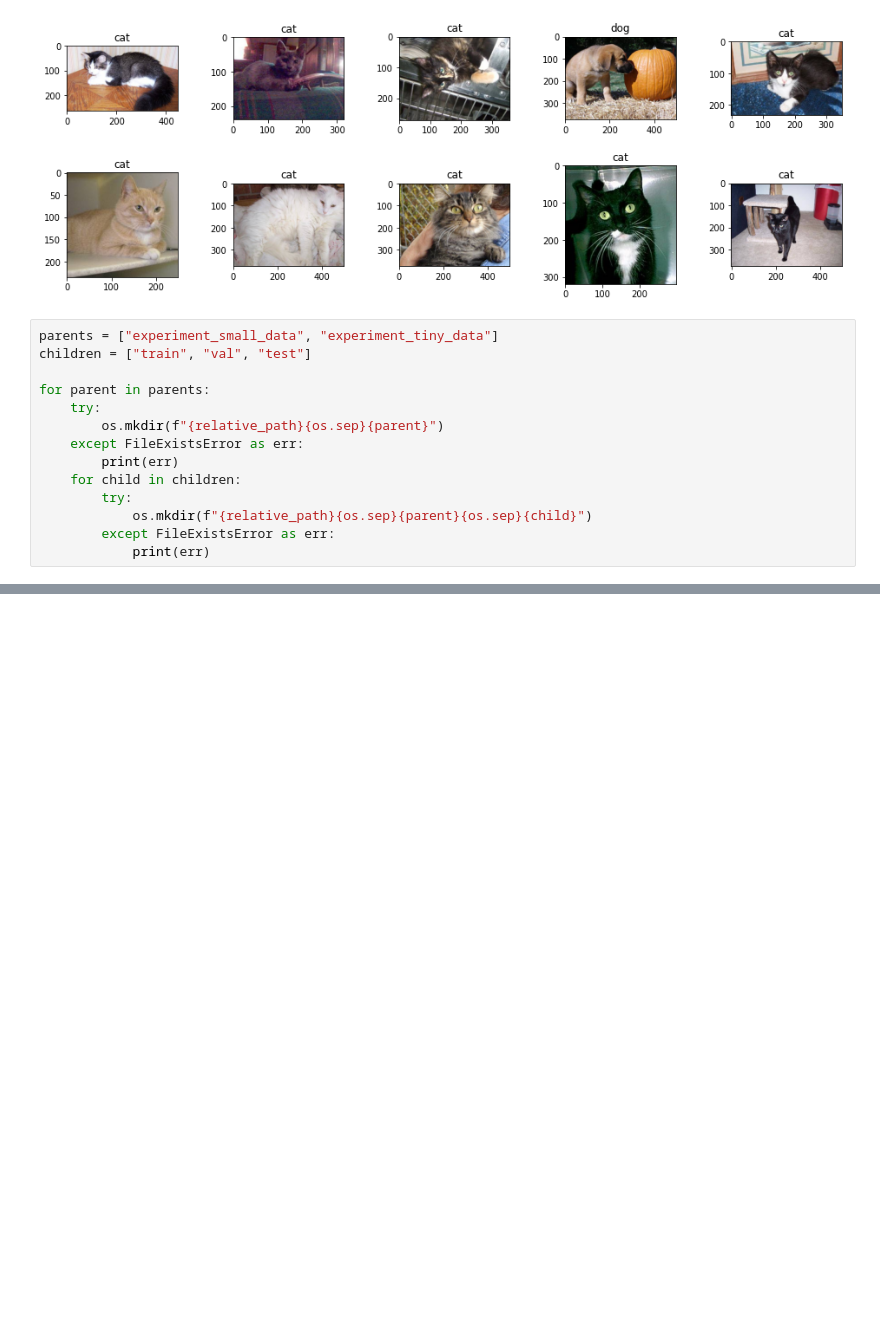
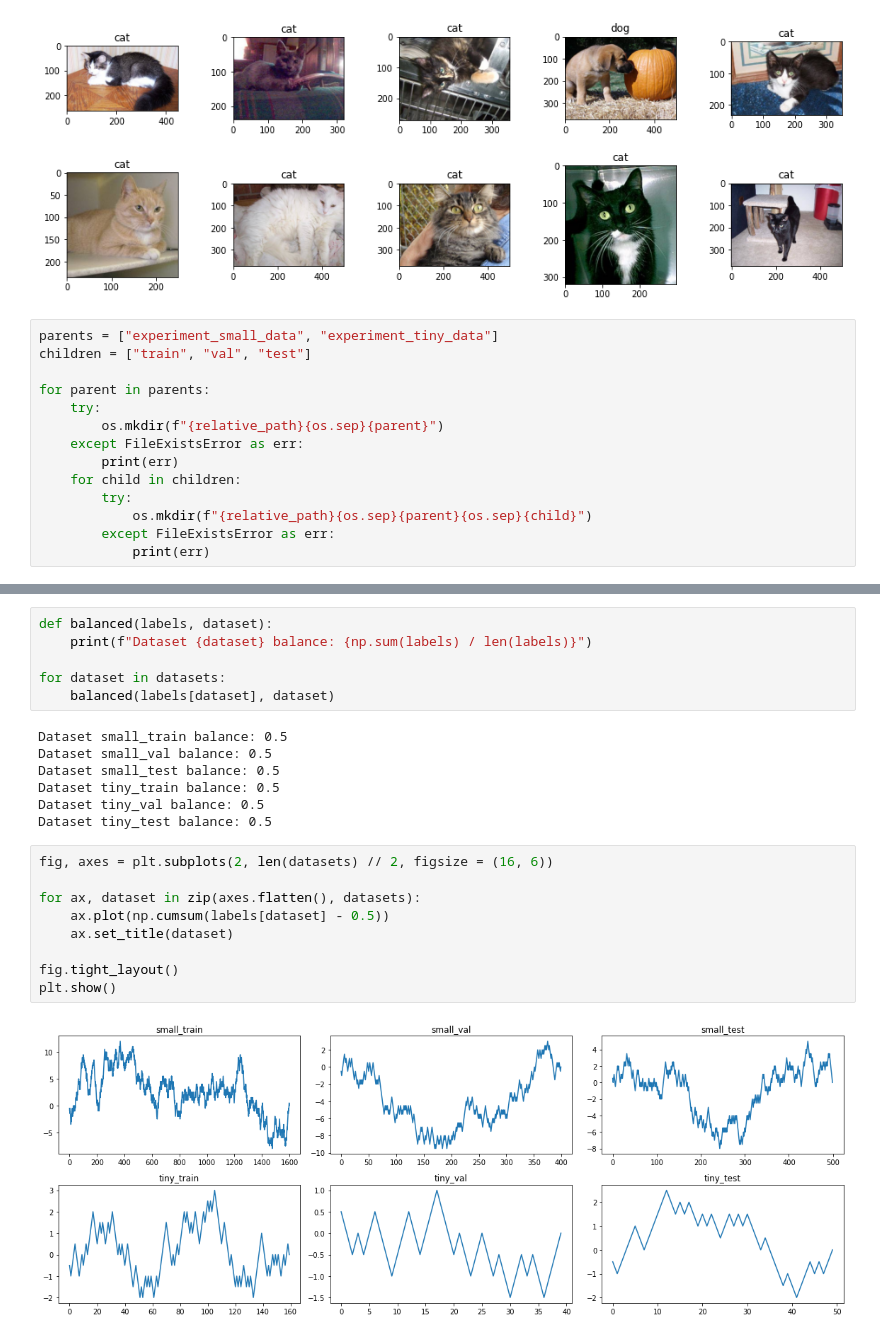
Before and after one commit to DanielPeterssonAI/Deep-learning-Daniel-Petersson, a Jupyter notebook: lab/lab.ipynb, the cells around one changed output, grey strips where cells are left out. Drawn from its saved outputs; the diff is of its cells as text; blank space fills up the shorter version.

```diff
--- a/lab/lab.ipynb
+++ b/lab/lab.ipynb
@@ -45,0 +143,24 @@ for parent in parents:
+# %%
+def balanced(labels, dataset):
+    print(f"Dataset {dataset} balance: {np.sum(labels) / len(labels)}")
+
+for dataset in datasets:
+    balanced(labels[dataset], dataset)
+# %% [output]
+Dataset small_train balance: 0.5
+Dataset small_val balance: 0.5
+Dataset small_test balance: 0.5
+Dataset tiny_train balance: 0.5
+Dataset tiny_val balance: 0.5
+Dataset tiny_test balance: 0.5
+# %%
+fig, axes = plt.subplots(2, len(datasets) // 2, figsize = (16, 6))
+
+for ax, dataset in zip(axes.flatten(), datasets):
+    ax.plot(np.cumsum(labels[dataset] - 0.5))
+    ax.set_title(dataset)
+
+fig.tight_layout()
+plt.show()
+# %% [output]
+[figure, added]
```
Also changed, not shown: parts of 9 cells of this notebook, 1 other file.
